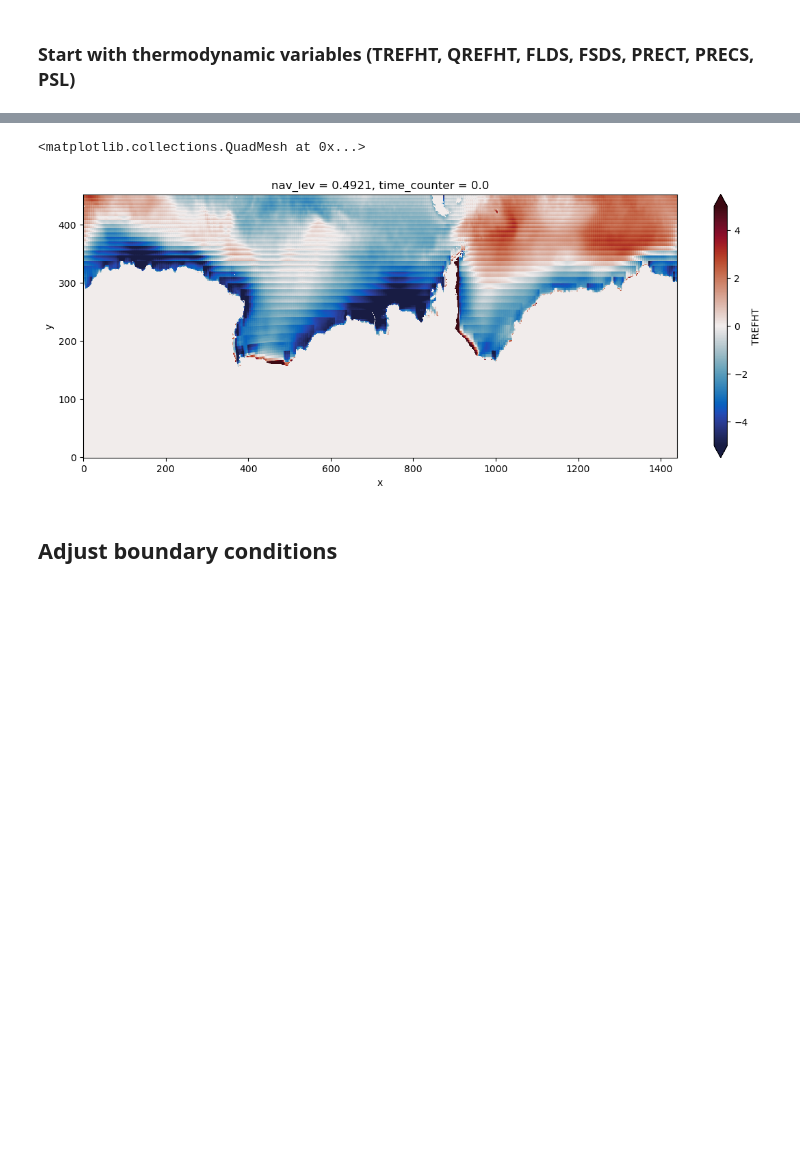
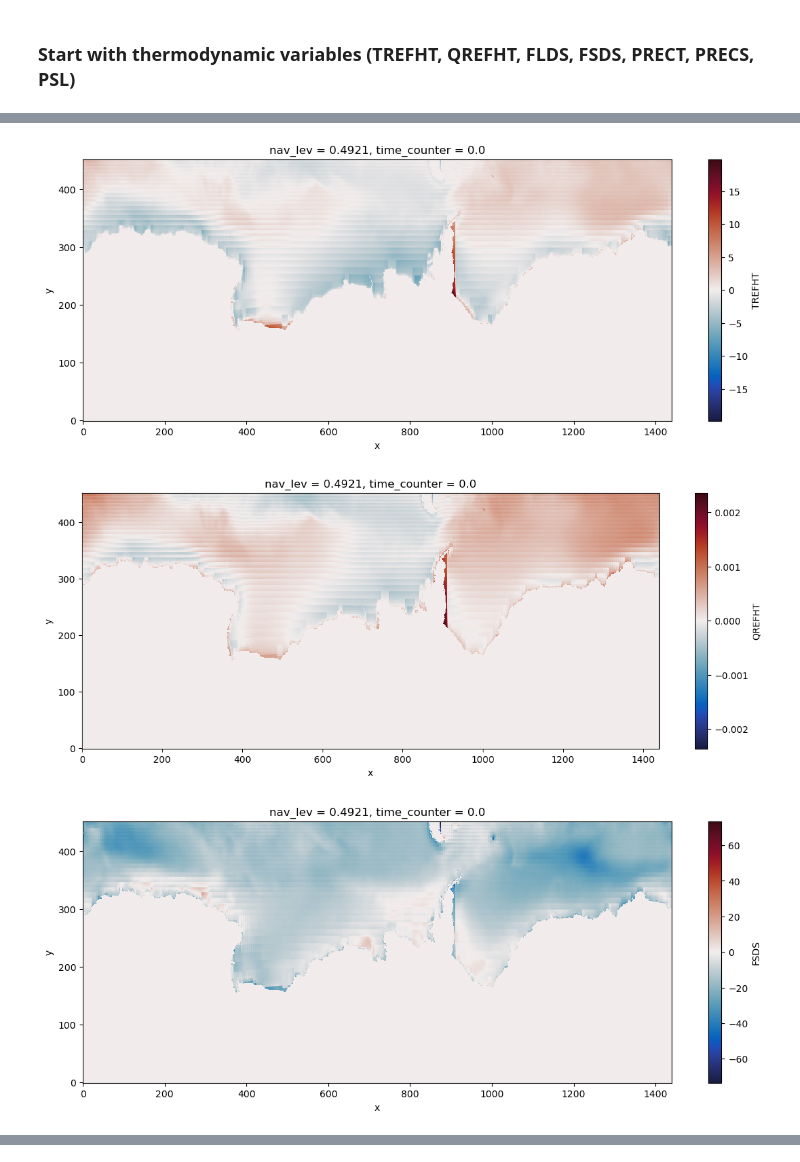
Before and after one commit to brogalla/analysis-birgal, a Jupyter notebook: nemo_config_setup/climate-experiments/atmosphere-bias-correction.ipynb, the cells around one changed output, grey strips where cells are left out. Drawn from its saved outputs; the diff is of its cells as text; code cells hidden in the pictures; blank space fills up the shorter version.

Commit message:
working on bias correction and generalizing bdy cond code

```diff
--- a/nemo_config_setup/climate-experiments/atmosphere-bias-correction.ipynb
+++ b/nemo_config_setup/climate-experiments/atmosphere-bias-correction.ipynb
@@ -36,2 +21,0 @@ cm2_ds = cm2[['TREFHT']].sortby('lon') #cm2[['TREFHT']].sortby('lon')
-# %%
-CESM2_mean_interp = interp_latlon_cf(cm2_ds, nemo_file, pster_src=False, periodic_src=True, periodic_nemo=True, method='conservative')
@@ -64,7 +45,7 @@ def cesm2_ensemble_time_mean_forcing(expt, variable, year_start=1979, year_end=2
     year_mean = xr.Dataset()
     for year in range(year_start, year_end+1):
         files_to_open = []
-        for ens in ['1011.001', '1031.002']:#ensemble_members:
+        for ens in ensemble_members:
             file_path     = find_processed_cesm2_file(expt, variable, ens, year)
             files_to_open += [file_path]
         # calculate ensemble mean
@@ -105,9 +86,15 @@ def atm_bias_correction(source, variable, expt='LE2', year_start=1979, year_end=
         if era5_mean_file:
             ERA5_time_mean = xr.open_dataset(era5_mean_file)
         else:
-            CESM2_to_ERA5_varnames = {'TREFHT':'t2m','FSDS':'rsds','FLDS':'rlds','QREFHT':'d2m'}
+            CESM2_to_ERA5_varnames = {'TREFHT':'t2m','FSDS':'ssrd','FLDS':'strd','QREFHT':'sph2m', 'PRECS':'sf', 'PRECT':'tp'} # I calculated specific humidity
             varname = CESM2_to_ERA5_varnames[variable]
             ERA5_time_mean = era5_time_mean_forcing(varname, year_start=year_start, year_end=year_end)
+            if variable in ['PRECS','PRECT']:
+                ERA5_time_mean *= rho_fw/sec_per_day # convert to match units
+            elif variable in ['FLDS','FSDS']:
+                ERA5_time_mean /= sec_per_hour # convert to match units
+            elif variable=='QREFHT':
+                varname='specific_humidity'
             ERA5_time_mean = ERA5_time_mean.rename({varname:variable, 'longitude':'lon', 'latitude':'lat'})
 
         # Adjust the longitude and regrid time means to NEMO configuration grid, so that they can be used to bias correct
@@ -117,9 +104,8 @@ def atm_bias_correction(source, variable, expt='LE2', year_start=1979, year_end=
         CESM2_mean_interp = interp_latlon_cf(CESM2_source, nemo_grid_ds, pster_src=False, periodic_src=True, periodic_nemo=True, method='conservative')
         ERA5_mean_interp  = interp_latlon_cf(ERA5_source , nemo_grid_ds, pster_src=False, periodic_src=True, periodic_nemo=True, method='conservative')
 
-        print('seems to have made it through function', CESM2_mean_interp, ERA5_mean_interp)
         # thermodynamic correction
-        if variable in ['TREFHT','QREFHT','FLDS','FSDS']:
+        if variable in ['TREFHT','QREFHT','FLDS','FSDS','PRECS','PRECT']:
             print('Correcting thermodynamics')
             out_file = f'{out_folder}{source}-{expt}_{variable}_bias_corr.nc'
             thermo_correction(variable, CESM2_mean_interp, ERA5_mean_interp, out_file)
@@ -175,0 +134,4 @@ Correcting thermodynamics
+# %%
+for var in ['QREFHT']: #'FSDS','FLDS','PRECS','PRECT'
+    print(var)
+    atm_bias_correction('CESM2', var, year_start=1979, year_end=2015)
@@ -176,2 +149,8 @@ Correcting thermodynamics
 # %%
-CESM2_corr = xr.open_dataset('/gws/nopw/j04/anthrofail/birgal/NEMO_AIS/climate-forcing/CESM2/LE2/processed/CESM2-LE2_TREFHT_bias_corr.nc')
+for var in ['TREFHT','QREFHT','FSDS','FLDS','PRECS','PRECT']:
+    CESM2_corr = xr.open_dataset(f'/gws/nopw/j04/anthrofail/birgal/NEMO_AIS/climate-forcing/CESM2/LE2/processed/CESM2-LE2_{var}_bias_corr.nc')
+    CESM2_corr[var].plot(figsize=(14,5), cmap=cmocean.cm.balance)
+# %% [output]
+[figure, added]
+[figure, added]
+[figure, added]
@@ -178,5 +159,0 @@ CESM2_corr = xr.open_dataset('/gws/nopw/j04/anthrofail/birgal/NEMO_AIS/climate-f
-# %%
-CESM2_corr.TREFHT.plot(figsize=(14,5), vmin=-5, vmax=5, cmap=cmocean.cm.balance)
-# %% [output]
-<matplotlib.collections.QuadMesh at 0x...>
-[figure, removed]
@@ -188,2 +159,0 @@ CESM2_mean_interp = interp_latlon_cf(CESM2_source, nemo_file, pster_src=False, p
-# %% [markdown]
-## Adjust boundary conditions
```
Also changed, not shown: parts of 18 cells of this notebook, 2 other files.
